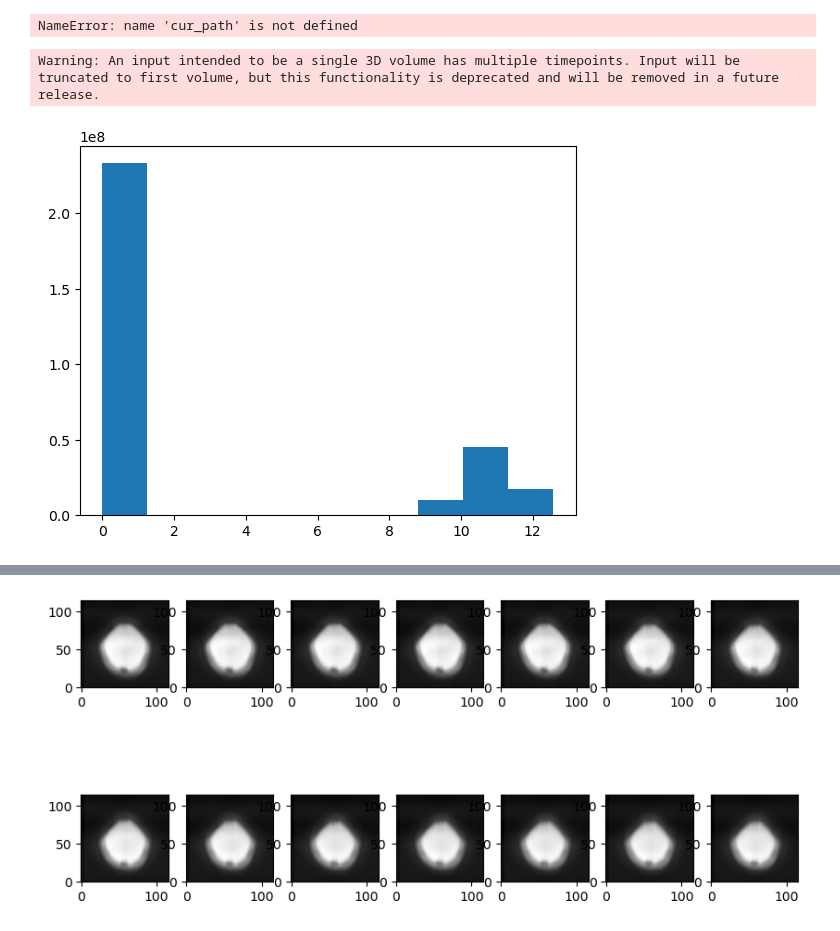
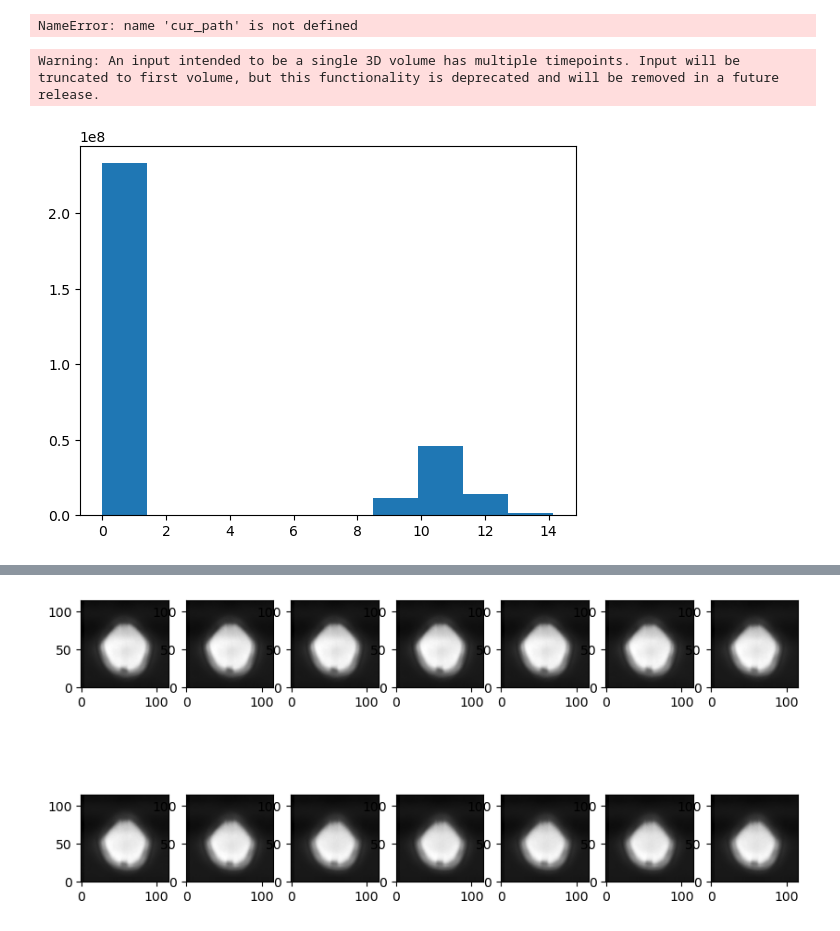
Before and after one commit to jazz031195/preprocessing, a Jupyter notebook: preprocessing_loop.ipynb, the cells around one changed output, grey strips where cells are left out. Drawn from its saved outputs; the diff is of its cells as text; code cells hidden in the pictures.

```diff
--- a/preprocessing_loop.ipynb
+++ b/preprocessing_loop.ipynb
@@ -231,29 +231,31 @@ os.system(f'dwidenoise {cur_path}/data/dfMRI_raw.nii.gz {cur_path}/data/dfMRI_de
 # %% [output]
 NameError: name 'cur_path' is not defined
 # %%
-from Helpers import save_nifti
+from pydfMRI.handle_nifti import save_nifti
 
 dfMRI = nib.load(f'{cur_path}/data/dfMRI_denoised.nii.gz')
 header = dfMRI.header
 affine = dfMRI.affine
 dfMRI = dfMRI.get_fdata()
-dfMRI = np.mean(dfMRI, axis=3)
 
 sigma = nib.load(f'{cur_path}/data/PCA_denoising_sigma.nii.gz')
 sigma = sigma.get_fdata()
 
-SNR = dfMRI/sigma
+SNR = np.zeros_like(dfMRI)
+for i in range(dfMRI.shape[3]):
+    SNR[..., i] = dfMRI[..., i]/sigma
 
 # BET skull stripping : bet input output -m (binary)
 os.system(f'bet2 {cur_path}/data/dfMRI_raw.nii.gz {cur_path}/data/mask -f 0.4 -g 0.1 -m -n')
 
 mask = nib.load(f'{cur_path}/data/mask_mask.nii.gz')
 mask = mask.get_fdata()
 mask = mask.astype(np.int8)
 
-plt.hist(SNR[mask].flatten())
+to_plot = SNR[...,-1]
+plt.hist(to_plot[mask].flatten())
 
 save_nifti(SNR, f'{cur_path}/data/SNR_post_denoising.nii.gz', affine, header)
 # %% [output]
 Warning: An input intended to be a single 3D volume has multiple timepoints. Input will be truncated to first volume, but this functionality is deprecated and will be removed in a future release.
-[figure, old version]
+[figure, new version]
```
Also changed, not shown: parts of 3 cells of this notebook, 1 other file.
